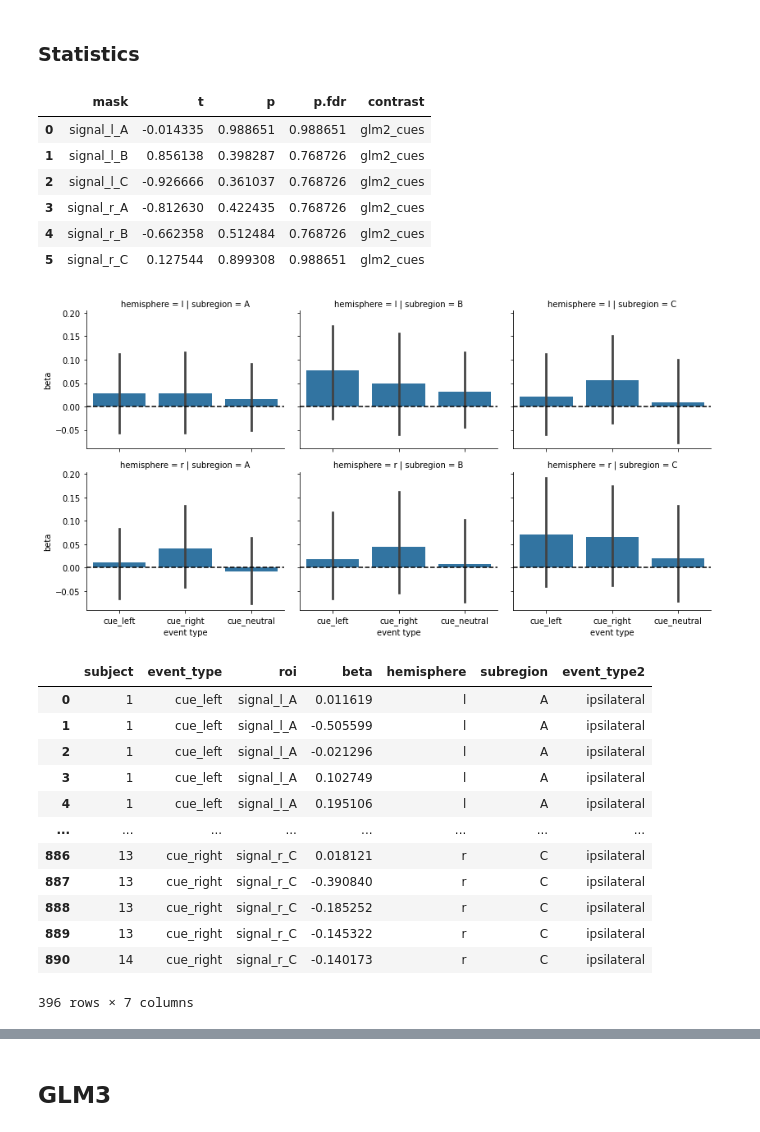
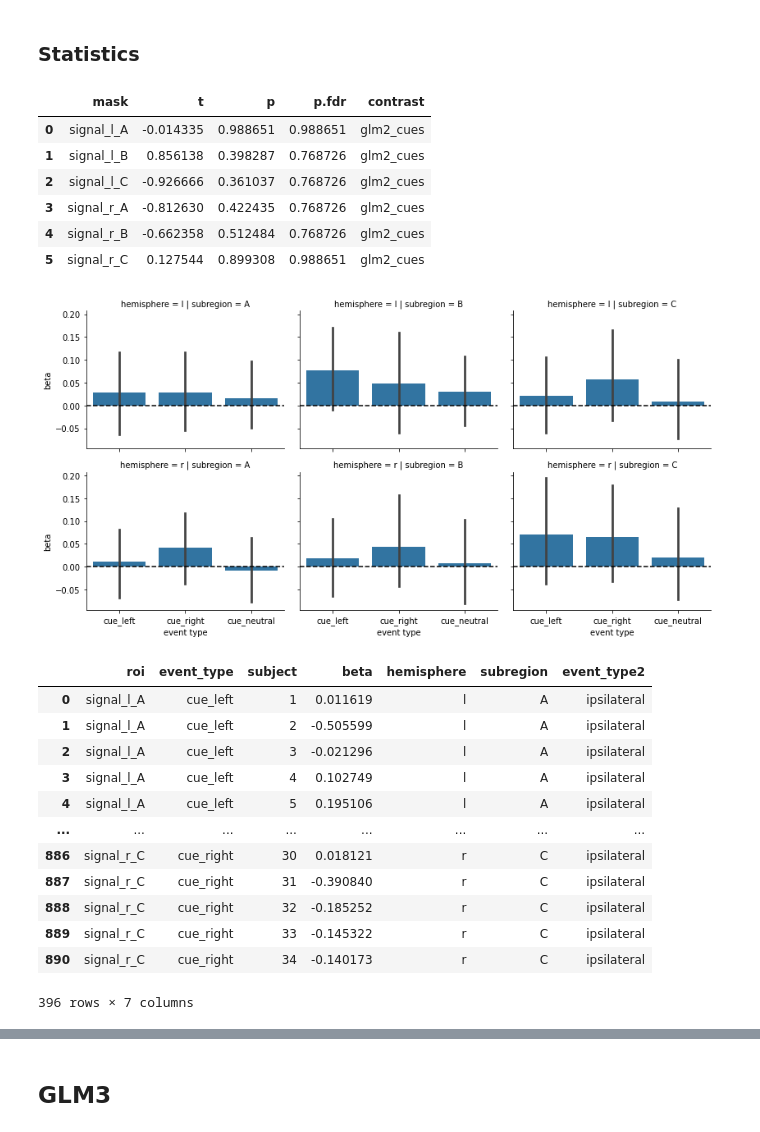
Before and after one commit to StevenM1/STNrep, a Jupyter notebook: 6a_ROI_GLM-PCA.ipynb, the cells around one changed output, grey strips where cells are left out. Cells and saved outputs as stored; diff of their text form; code cells hidden in the pictures.

```diff
--- a/6a_ROI_GLM-PCA.ipynb
+++ b/6a_ROI_GLM-PCA.ipynb
@@ -73,14 +73,9 @@ See the caveats in the documentation: https://pandas.pydata.org/pandas-docs/stab
 # %% [markdown]
 ### Statistics
 # %%
-# extract all betas
-GLM1_betas = pd.concat(glm1.concat_response_fitters.apply(lambda x: x.betas).values)
-GLM1_betas = GLM1_betas.loc[(['cue_payoff', 'cue_neutral', 'easy', 'hard'], 'intercept', 'HRF')].reset_index(level=[1,2], drop=True)
-GLM1_betas['subject'] = np.repeat(np.arange(1, 34), 4)
-GLM1_betas = GLM1_betas.reset_index().set_index(['subject', 'event type'])
-
-## to long format for plotting
-GLM1_betas_long = GLM1_betas.reset_index().melt(id_vars=['subject', 'event type'], var_name='roi', value_name='beta')
+# ## to long format for plotting
+GLM1_betas_long = glm1.concat_response_fitters.apply(lambda x: x.betas.loc[(['cue_payoff', 'cue_neutral', 'easy', 'hard'], 'intercept', 'HRF')].reset_index(level=[1,2], drop=True).unstack()).unstack().reset_index()
+GLM1_betas_long.columns = ['roi', 'event type', 'subject', 'beta']
 GLM1_betas_long['hemisphere'] = GLM1_betas_long['roi'].str.split('_').apply(lambda x: x[1])
 GLM1_betas_long['subregion'] = GLM1_betas_long['roi'].str.split('_').apply(lambda x: x[2])
 
@@ -411,13 +406,10 @@ tc['subregion'] = tc['roi'].str.split('_').apply(lambda x: x[2])
 # %% [markdown]
 ### Statistics
 # %%
-GLM2_betas = pd.concat(glm2.concat_response_fitters.apply(lambda x: x.betas).values)
-GLM2_betas = GLM2_betas.loc[(['cue_left', 'cue_right', 'cue_neutral', 'easy', 'hard'], 'intercept', 'HRF')].reset_index(level=[1,2], drop=True)
-GLM2_betas['subject'] = np.repeat(np.arange(1, 34), 5)
-GLM2_betas = GLM2_betas.reset_index().set_index(['subject', 'event type'])
+# ## long format for plotting
+GLM2_betas_long = glm2.concat_response_fitters.apply(lambda x: x.betas.loc[(['cue_left', 'cue_right', 'cue_neutral', 'easy', 'hard'], 'intercept', 'HRF')].reset_index(level=[1,2], drop=True).unstack()).unstack().reset_index()
+GLM2_betas_long.columns = ['roi', 'event type', 'subject', 'beta']
 
-## long format for plotting
-GLM2_betas_long = GLM2_betas.reset_index().melt(id_vars=['subject', 'event type'], var_name='roi', value_name='beta')
 GLM2_betas_long['hemisphere'] = GLM2_betas_long['roi'].str.split('_').apply(lambda x: x[1])
 GLM2_betas_long['subregion'] = GLM2_betas_long['roi'].str.split('_').apply(lambda x: x[2])
 
@@ -427,34 +419,34 @@ fac.map_dataframe(sns.barplot,
                   x='event type',
                   y='beta', order=['cue_left', 'cue_right', 'cue_neutral'])#, 'easy', 'hard'])
 fac.map(plt.axhline, y=0, c='k', ls='--')
 fac.add_legend()
 
 plt.gcf().set_size_inches(12,6)
 
 ## statistics per ROI, single contrast
 results = []
 for roi in GLM2_betas_long.roi.unique():
     deg_free = GLM2_betas_long.loc[(GLM2_betas_long['roi']==roi) & (GLM2_betas_long['event type'] == 'cue_payoff'), 'beta'].shape[0] - 1
     tval, pval = scipy.stats.ttest_rel(GLM2_betas_long.loc[(GLM2_betas_long['roi']==roi) & (GLM2_betas_long['event type'] == 'cue_left'), 'beta'],
                                        GLM2_betas_long.loc[(GLM2_betas_long['roi']==roi) & (GLM2_betas_long['event type'] == 'cue_right'), 'beta'])
     #print("Subregion {}, contrast cue_left != cue_right, t({}) = {:.4f}, p = {:.4f}".format(roi, deg_free, tval, pval))
     results.append({'mask': roi, 't': tval, 'p': pval})
 
 results = pd.DataFrame(results)
 _, p_fdr, _, _ = statsmodels.stats.multitest.multipletests(results['p'], method='fdr_bh')
 results['p.fdr'] = p_fdr
 results['contrast'] = 'glm2_cues'
 display(results)
 results_glm2 = results.copy()
 # %% [output]
 |  | mask | t | p | p.fdr | contrast |
 | 0 | signal_l_A | -0.014335 | 0.988651 | 0.988651 | glm2_cues |
 | 1 | signal_l_B | 0.856138 | 0.398287 | 0.768726 | glm2_cues |
 | 2 | signal_l_C | -0.926666 | 0.361037 | 0.768726 | glm2_cues |
 | 3 | signal_r_A | -0.812630 | 0.422435 | 0.768726 | glm2_cues |
 | 4 | signal_r_B | -0.662358 | 0.512484 | 0.768726 | glm2_cues |
 | 5 | signal_r_C | 0.127544 | 0.899308 | 0.988651 | glm2_cues |
-[figure, old version]
+[figure, new version]
 # %%
 GLM2_betas_longR = GLM2_betas_long.loc[GLM2_betas_long['event type'].isin(['cue_left', 'cue_right'])]
 GLM2_betas_longR = GLM2_betas_longR.rename(columns={'event type': 'event_type'})
@@ -465,18 +457,18 @@ GLM2_betas_longR.loc[(GLM2_betas_longR['event_type'] == 'cue_left') & (GLM2_beta
 GLM2_betas_longR.loc[(GLM2_betas_longR['event_type'] == 'cue_right') & (GLM2_betas_longR.roi.str.match('.*_r_*')), 'event_type2'] = 'ipsilateral'
 GLM2_betas_longR
 # %% [output]
-|  | subject | event_type | roi | beta | hemisphere | subregion | event_type2 |
-| 0 | 1 | cue_left | signal_l_A | 0.011619 | l | A | ipsilateral |
-| 1 | 1 | cue_left | signal_l_A | -0.505599 | l | A | ipsilateral |
-| 2 | 1 | cue_left | signal_l_A | -0.021296 | l | A | ipsilateral |
-| 3 | 1 | cue_left | signal_l_A | 0.102749 | l | A | ipsilateral |
-| 4 | 1 | cue_left | signal_l_A | 0.195106 | l | A | ipsilateral |
+|  | roi | event_type | subject | beta | hemisphere | subregion | event_type2 |
+| 0 | signal_l_A | cue_left | 1 | 0.011619 | l | A | ipsilateral |
+| 1 | signal_l_A | cue_left | 2 | -0.505599 | l | A | ipsilateral |
+| 2 | signal_l_A | cue_left | 3 | -0.021296 | l | A | ipsilateral |
+| 3 | signal_l_A | cue_left | 4 | 0.102749 | l | A | ipsilateral |
+| 4 | signal_l_A | cue_left | 5 | 0.195106 | l | A | ipsilateral |
 | ... | ... | ... | ... | ... | ... | ... | ... |
-| 886 | 13 | cue_right | signal_r_C | 0.018121 | r | C | ipsilateral |
-| 887 | 13 | cue_right | signal_r_C | -0.390840 | r | C | ipsilateral |
-| 888 | 13 | cue_right | signal_r_C | -0.185252 | r | C | ipsilateral |
-| 889 | 13 | cue_right | signal_r_C | -0.145322 | r | C | ipsilateral |
-| 890 | 14 | cue_right | signal_r_C | -0.140173 | r | C | ipsilateral |
+| 886 | signal_r_C | cue_right | 30 | 0.018121 | r | C | ipsilateral |
+| 887 | signal_r_C | cue_right | 31 | -0.390840 | r | C | ipsilateral |
+| 888 | signal_r_C | cue_right | 32 | -0.185252 | r | C | ipsilateral |
+| 889 | signal_r_C | cue_right | 33 | -0.145322 | r | C | ipsilateral |
+| 890 | signal_r_C | cue_right | 34 | -0.140173 | r | C | ipsilateral |
 396 rows × 7 columns
 # %%
 GLM2_betas_longR2 = GLM2_betas_longR.groupby(['subject', 'event_type2', 'subregion']).beta.mean().reset_index()  # Aggregate within subject (ie mean hemispheres)
```
Also changed, not shown: parts of 30 cells of this notebook, 6 other files.
